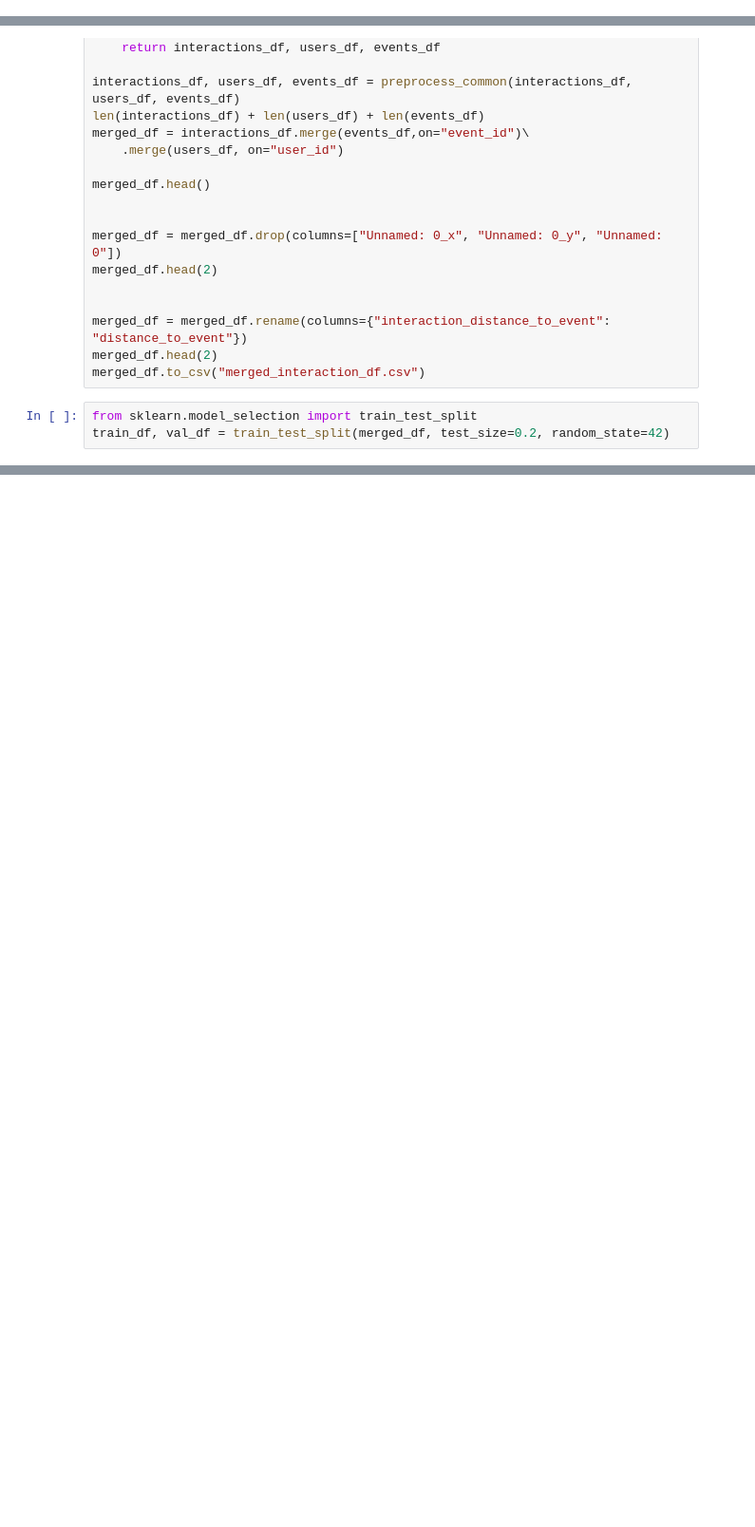
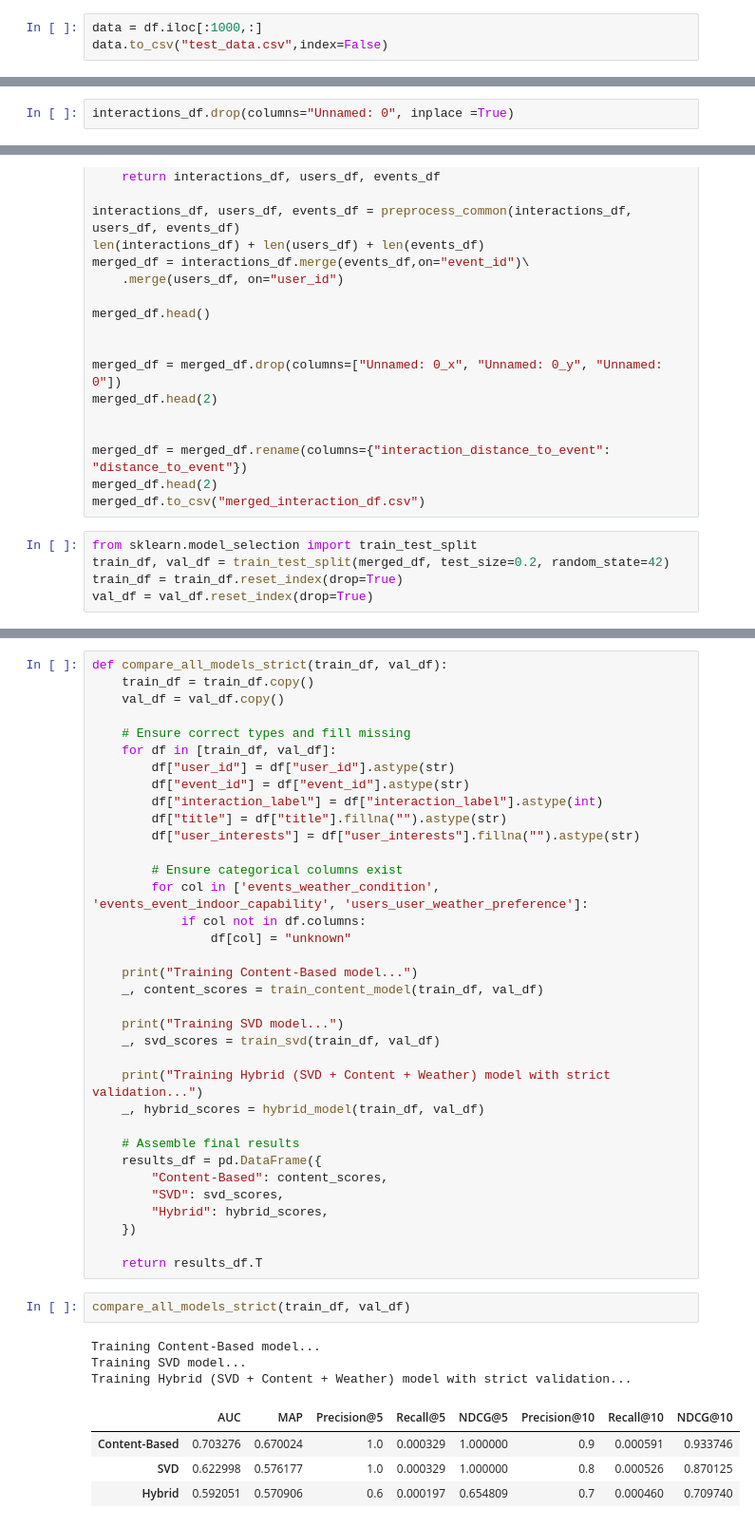
Before and after one commit to AbigailUchennaNkama/masters_thesis_project, a Jupyter notebook: thesis/sythesize_from_scratch/baseline_comparisons.ipynb, the cells around one changed output, grey strips where cells are left out. Shown: that part at 95% size. Drawn from its saved outputs; the diff is of its cells as text; blank space fills up the shorter version.

```diff
--- a/thesis/sythesize_from_scratch/baseline_comparisons.ipynb
+++ b/thesis/sythesize_from_scratch/baseline_comparisons.ipynb
@@ -1,3 +38,6 @@
+# %%
+data = df.iloc[:1000,:]
+data.to_csv("test_data.csv",index=False)
 # %%
 import pandas as pd
 interactions_df = pd.read_csv("/home/nkama/masters_thesis_project/interactions.csv")
@@ -7,3 +47,5 @@ interactions_df.head(2)
 interactions_df["interaction_label"] = interactions_df['interaction_type'].apply(
     lambda x: 1 if x in ['maybe', 'invited & maybe', 'yes', 'invited & yes'] else 0
 )
+# %%
+interactions_df.drop(columns="Unnamed: 0", inplace =True)
@@ -61,3 +111,5 @@ merged_df.to_csv("merged_interaction_df.csv")
 # %%
 from sklearn.model_selection import train_test_split
 train_df, val_df = train_test_split(merged_df, test_size=0.2, random_state=42)
+train_df = train_df.reset_index(drop=True)
+val_df = val_df.reset_index(drop=True)
@@ -494,0 +659,45 @@ display(benchmark_results)
+# %%
+def compare_all_models_strict(train_df, val_df):
+    train_df = train_df.copy()
+    val_df = val_df.copy()
+
+    # Ensure correct types and fill missing
+    for df in [train_df, val_df]:
+        df["user_id"] = df["user_id"].astype(str)
+        df["event_id"] = df["event_id"].astype(str)
+        df["interaction_label"] = df["interaction_label"].astype(int)
+        df["title"] = df["title"].fillna("").astype(str)
+        df["user_interests"] = df["user_interests"].fillna("").astype(str)
+
+        # Ensure categorical columns exist
+        for col in ['events_weather_condition', 'events_event_indoor_capability', 'users_user_weather_preference']:
+            if col not in df.columns:
+                df[col] = "unknown"
+
+    print("Training Content-Based model...")
+    _, content_scores = train_content_model(train_df, val_df)
+
+    print("Training SVD model...")
+    _, svd_scores = train_svd(train_df, val_df)
+
+    print("Training Hybrid (SVD + Content + Weather) model with strict validation...")
+    _, hybrid_scores = hybrid_model(train_df, val_df)
+
+    # Assemble final results
+    results_df = pd.DataFrame({
+        "Content-Based": content_scores,
+        "SVD": svd_scores,
+        "Hybrid": hybrid_scores,
+    })
+
+    return results_df.T
+# %%
+compare_all_models_strict(train_df, val_df)
+# %% [output]
+Training Content-Based model...
+Training SVD model...
+Training Hybrid (SVD + Content + Weather) model with strict validation...
+|  | AUC | MAP | Precision@5 | Recall@5 | NDCG@5 | Precision@10 | Recall@10 | NDCG@10 |
+| Content-Based | 0.703276 | 0.670024 | 1.0 | 0.000329 | 1.000000 | 0.9 | 0.000591 | 0.933746 |
+| SVD | 0.622998 | 0.576177 | 1.0 | 0.000329 | 1.000000 | 0.8 | 0.000526 | 0.870125 |
+| Hybrid | 0.592051 | 0.570906 | 0.6 | 0.000197 | 0.654809 | 0.7 | 0.000460 | 0.709740 |
```
Also changed, not shown: parts of 18 cells of this notebook, 31 other files.
